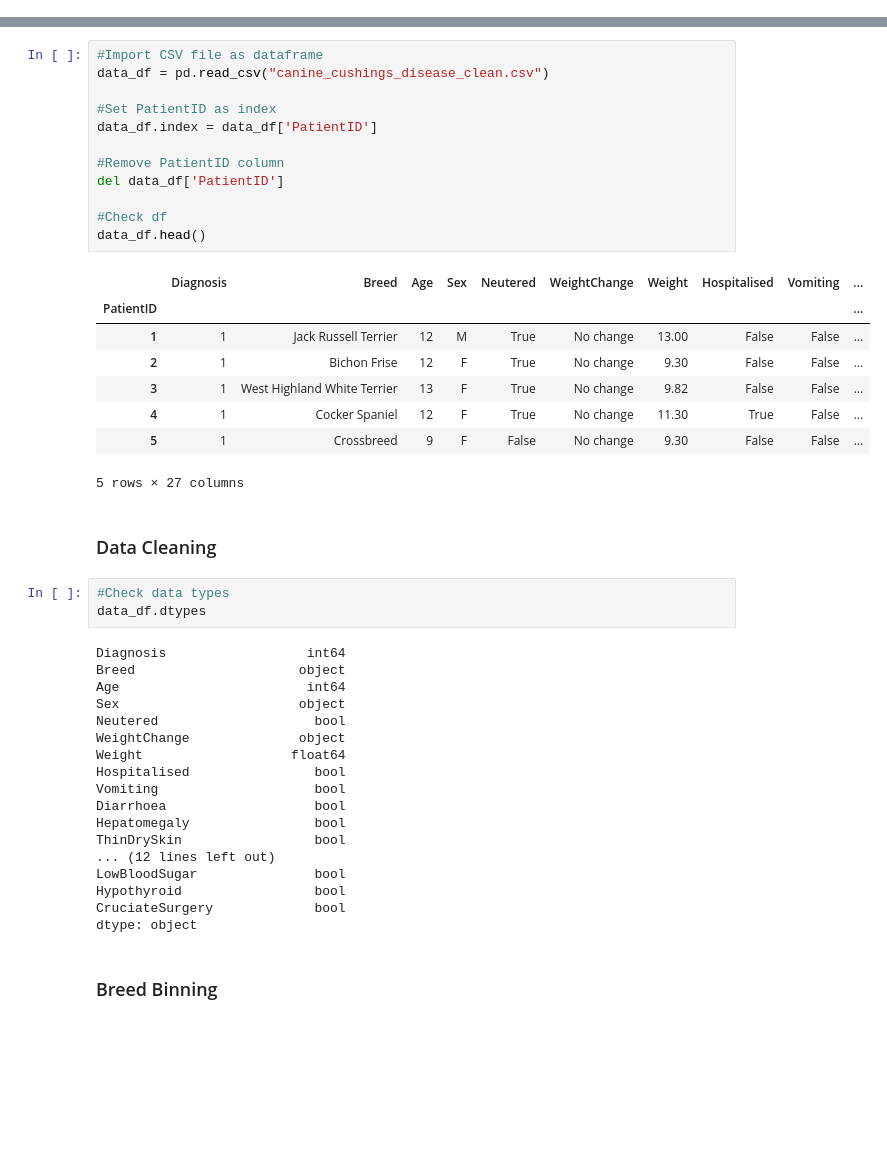
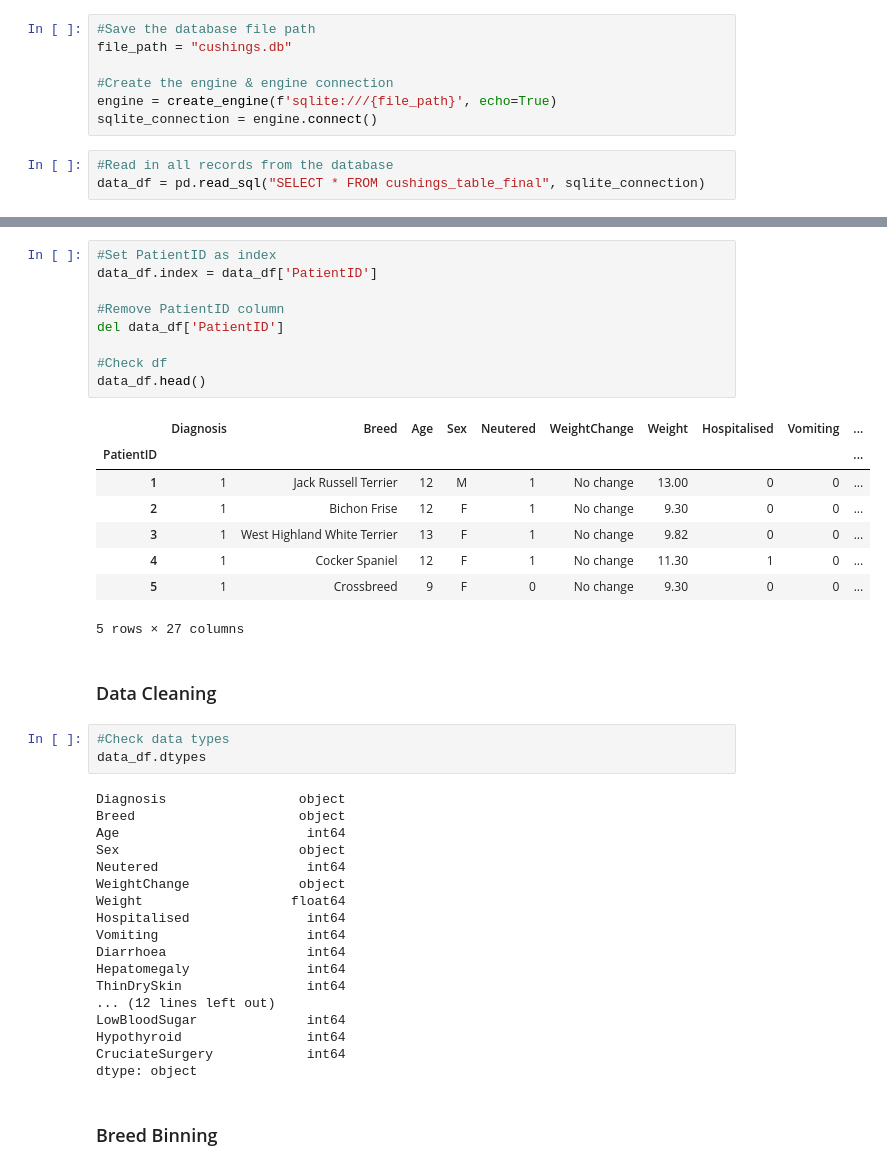
Before and after one commit to Kopixx/Project-4, a Jupyter notebook: logistic_regression_model.ipynb, the cells around one changed output, grey strips where cells are left out. Cells and saved outputs as stored; diff of their text form; blank space fills up the shorter version.

```diff
--- a/logistic_regression_model.ipynb
+++ b/logistic_regression_model.ipynb
@@ -12,0 +16,10 @@ from sklearn.preprocessing import StandardScaler
+# %%
+#Save the database file path
+file_path = "cushings.db"
+
+#Create the engine & engine connection
+engine = create_engine(f'sqlite:///{file_path}', echo=True)
+sqlite_connection = engine.connect()
+# %%
+#Read in all records from the database
+data_df = pd.read_sql("SELECT * FROM cushings_table_final", sqlite_connection)
@@ -13,23 +44,20 @@ from sklearn.preprocessing import StandardScaler
 # %%
-#Import CSV file as dataframe
-data_df = pd.read_csv("canine_cushings_disease_clean.csv")
-
 #Set PatientID as index
 data_df.index = data_df['PatientID']
 
 #Remove PatientID column
 del data_df['PatientID']
 
 #Check df
 data_df.head()
 # %% [output]
 |  | Diagnosis | Breed | Age | Sex | Neutered | WeightChange | Weight | Hospitalised | Vomiting | ... |
 | PatientID |  |  |  |  |  |  |  |  |  | ... |
-| 1 | 1 | Jack Russell Terrier | 12 | M | True | No change | 13.00 | False | False | ... |
-| 2 | 1 | Bichon Frise | 12 | F | True | No change | 9.30 | False | False | ... |
-| 3 | 1 | West Highland White Terrier | 13 | F | True | No change | 9.82 | False | False | ... |
-| 4 | 1 | Cocker Spaniel | 12 | F | True | No change | 11.30 | True | False | ... |
-| 5 | 1 | Crossbreed | 9 | F | False | No change | 9.30 | False | False | ... |
+| 1 | 1 | Jack Russell Terrier | 12 | M | 1 | No change | 13.00 | 0 | 0 | ... |
+| 2 | 1 | Bichon Frise | 12 | F | 1 | No change | 9.30 | 0 | 0 | ... |
+| 3 | 1 | West Highland White Terrier | 13 | F | 1 | No change | 9.82 | 0 | 0 | ... |
+| 4 | 1 | Cocker Spaniel | 12 | F | 1 | No change | 11.30 | 1 | 0 | ... |
+| 5 | 1 | Crossbreed | 9 | F | 0 | No change | 9.30 | 0 | 0 | ... |
 5 rows × 27 columns
 # %% [markdown]
 ### Data Cleaning
@@ -37,22 +65,22 @@ data_df.head()
 #Check data types
 data_df.dtypes
 # %% [output]
-Diagnosis                  int64
+Diagnosis                 object
 Breed                     object
 Age                        int64
 Sex                       object
-Neutered                    bool
+Neutered                   int64
 WeightChange              object
 Weight                   float64
-Hospitalised                bool
-Vomiting                    bool
-Diarrhoea                   bool
-Hepatomegaly                bool
-ThinDrySkin                 bool
+Hospitalised               int64
+Vomiting                   int64
+Diarrhoea                  int64
+Hepatomegaly               int64
+ThinDrySkin                int64
 ... (12 lines left out)
-LowBloodSugar               bool
-Hypothyroid                 bool
-CruciateSurgery             bool
+LowBloodSugar              int64
+Hypothyroid                int64
+CruciateSurgery            int64
 dtype: object
 # %% [markdown]
 ### Breed Binning
```
Also changed, not shown: parts of 10 cells of this notebook, 6 other files.
